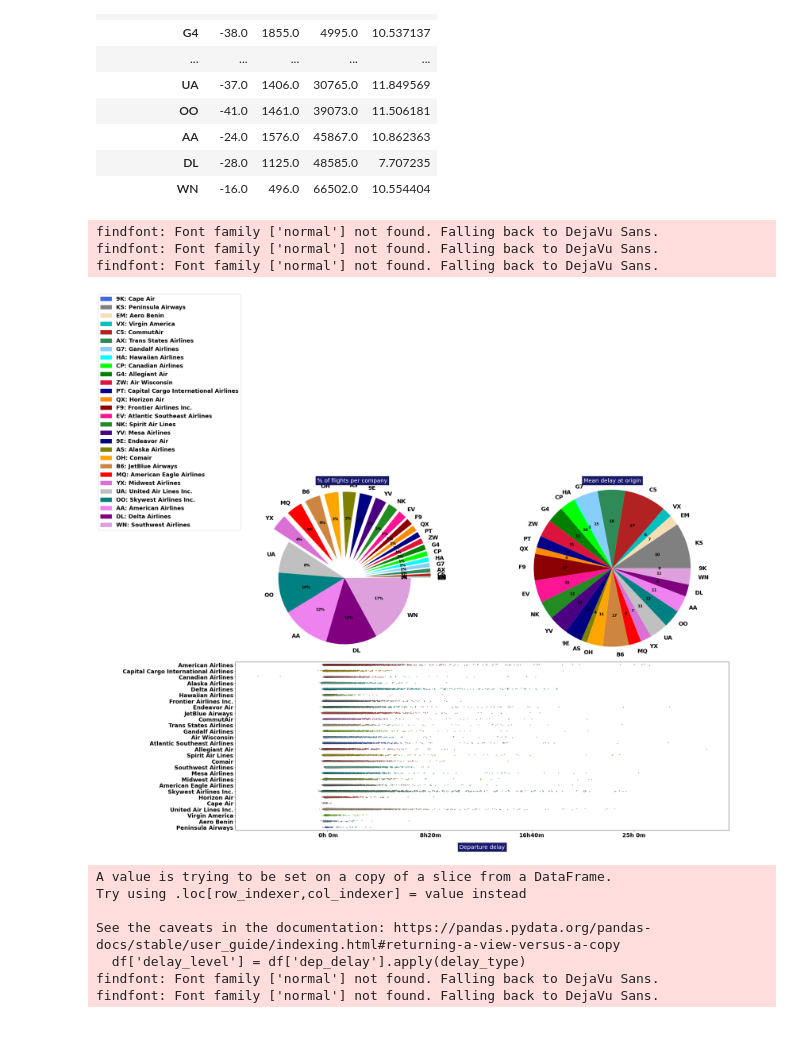
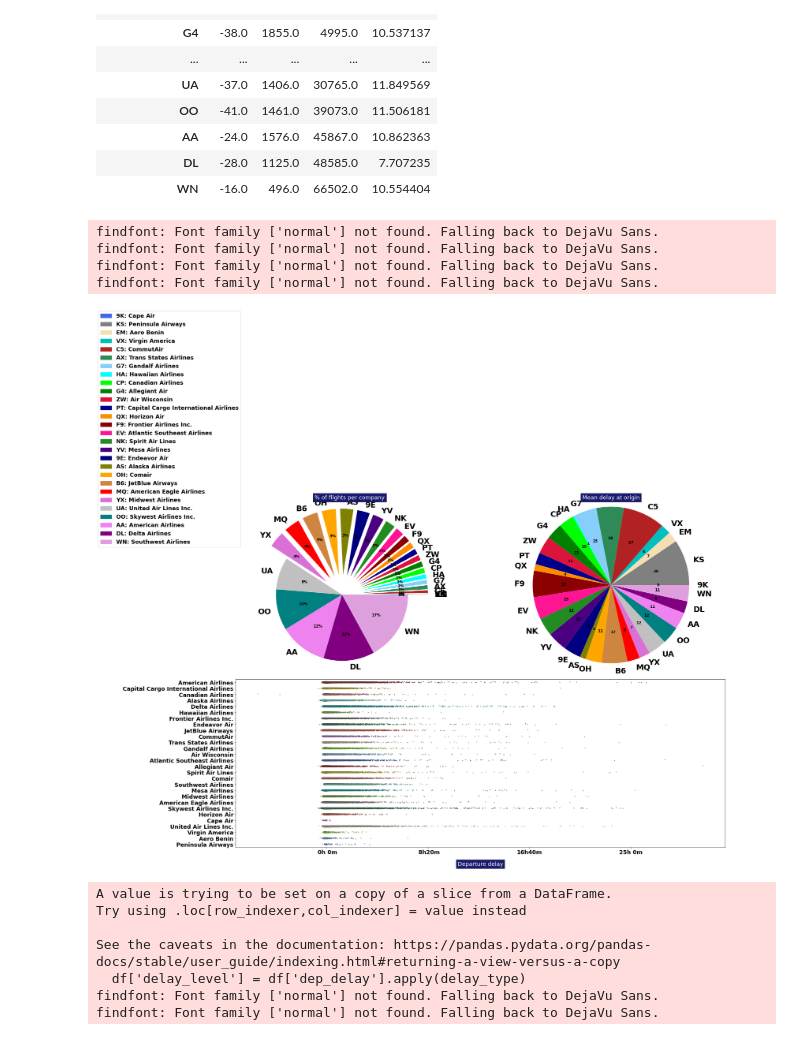
Before and after one commit to ZacharyArgentin/LHL_Midterm_Project_Predicting_Flight_Delays, a Jupyter notebook: data_exploration_following_tutorial.ipynb, the cells around one changed output. Drawn from its saved outputs; the diff is of its cells as text; code cells hidden in the pictures.

```diff
--- a/data_exploration_following_tutorial.ipynb
+++ b/data_exploration_following_tutorial.ipynb
@@ -313,7 +323,7 @@ patches, texts, autotexts = ax1.pie(sizes, explode = explode,
                                 labels=labels, colors = colors,  autopct='%1.0f%%',
                                 shadow=False, startangle=0)
 for i in range(len(abbr_companies)):
-    texts[i].set_fontsize(18)
+    texts[i].set_fontsize(25)
 ax1.axis('equal')
 ax1.set_title('% of flights per company', bbox={'facecolor':'midnightblue', 'pad':5},
               color = 'w',fontsize=18)
@@ -333,35 +343,36 @@ sizes  = [max(s,0) for s in sizes]
 explode = [0.0 if sizes[i] < 20000 else 0.01 for i in range(len(abbr_companies))]
 patches, texts, autotexts = ax2.pie(sizes, explode = explode, labels = labels,
                                 colors = colors, shadow=False, startangle=0,
                                 autopct = lambda p :  '{:.0f}'.format(p * sum(sizes) / 100))
 for i in range(len(abbr_companies)):
-    texts[i].set_fontsize(18)
+    texts[i].set_fontsize(25)
 ax2.axis('equal')
 ax2.set_title('Mean delay at origin', bbox={'facecolor':'midnightblue', 'pad':5},
               color='w', fontsize=18)
 #------------------------------------------------------
 # striplot with all the values reported for the delays
 #___________________________________________________________________
 # I redefine the colors for correspondance with the pie charts
 colors = ['firebrick', 'gold', 'lightcoral', 'aquamarine', 'c', 'yellowgreen', 'grey',
           'seagreen', 'tomato', 'violet', 'wheat', 'chartreuse', 'lightskyblue', 'royalblue']
 #___________________________________________________________________
 ax3 = sns.stripplot(y="op_unique_carrier", x="dep_delay", size = 2, palette = colors,
                     data=df2, linewidth = 0.4,  jitter=True)
 plt.setp(ax3.get_xticklabels(), fontsize=18)
 plt.setp(ax3.get_yticklabels(), fontsize=18)
 ax3.set_xticklabels(['{:2.0f}h{:2.0f}m'.format(*[int(y) for y in divmod(x,60)])
                          for x in ax3.get_xticks()])
 plt.xlabel('Departure delay', fontsize=18, bbox={'facecolor':'midnightblue', 'pad':5},
            color='w', labelpad=20)
 ax3.yaxis.label.set_visible(False)
 #________________________
 plt.tight_layout(w_pad=3)
 # %% [output]
 findfont: Font family ['normal'] not found. Falling back to DejaVu Sans.
 findfont: Font family ['normal'] not found. Falling back to DejaVu Sans.
 findfont: Font family ['normal'] not found. Falling back to DejaVu Sans.
+findfont: Font family ['normal'] not found. Falling back to DejaVu Sans.
-[figure, old version]
+[figure, new version]
 # %%
 #_____________________________________________
 # Function that define how delays are grouped
```
Also changed, not shown: parts of 24 cells of this notebook, 1 other file.
